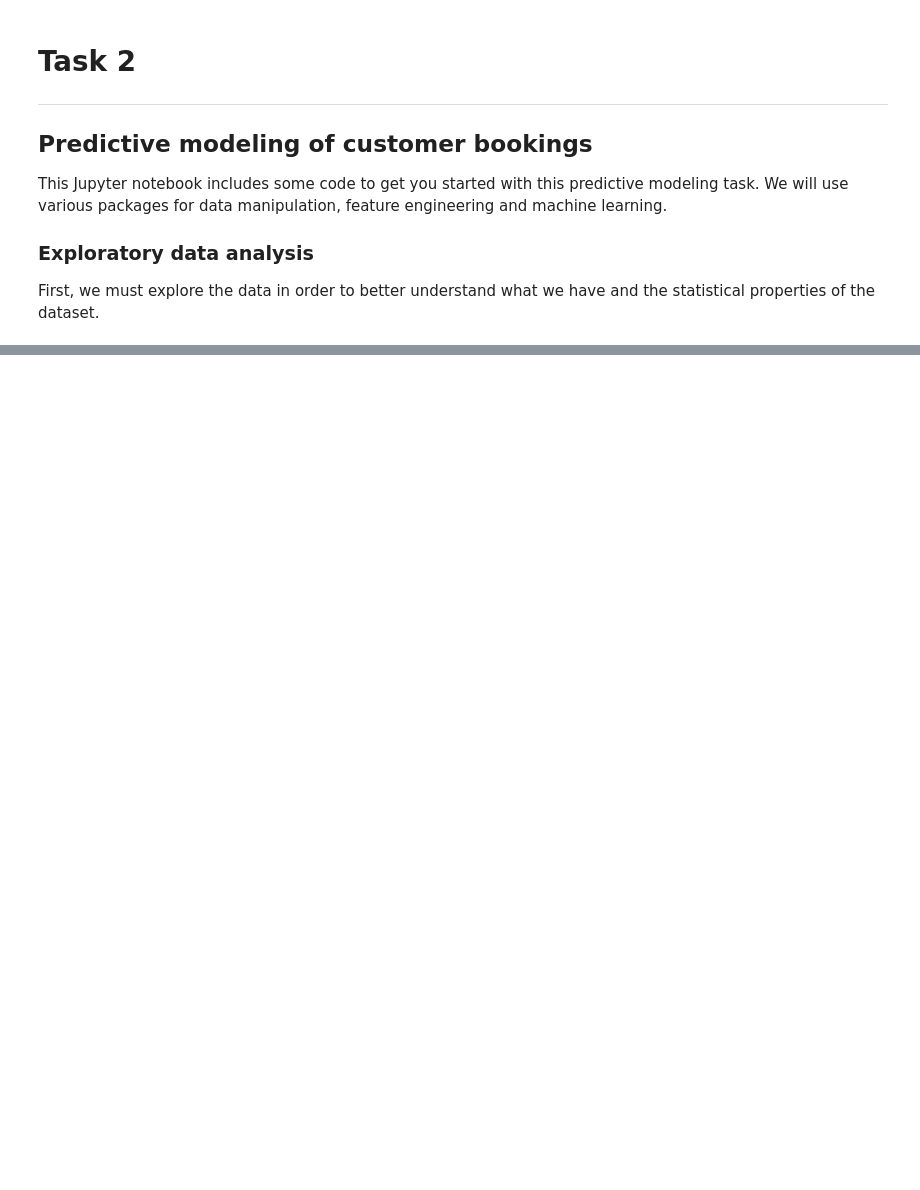
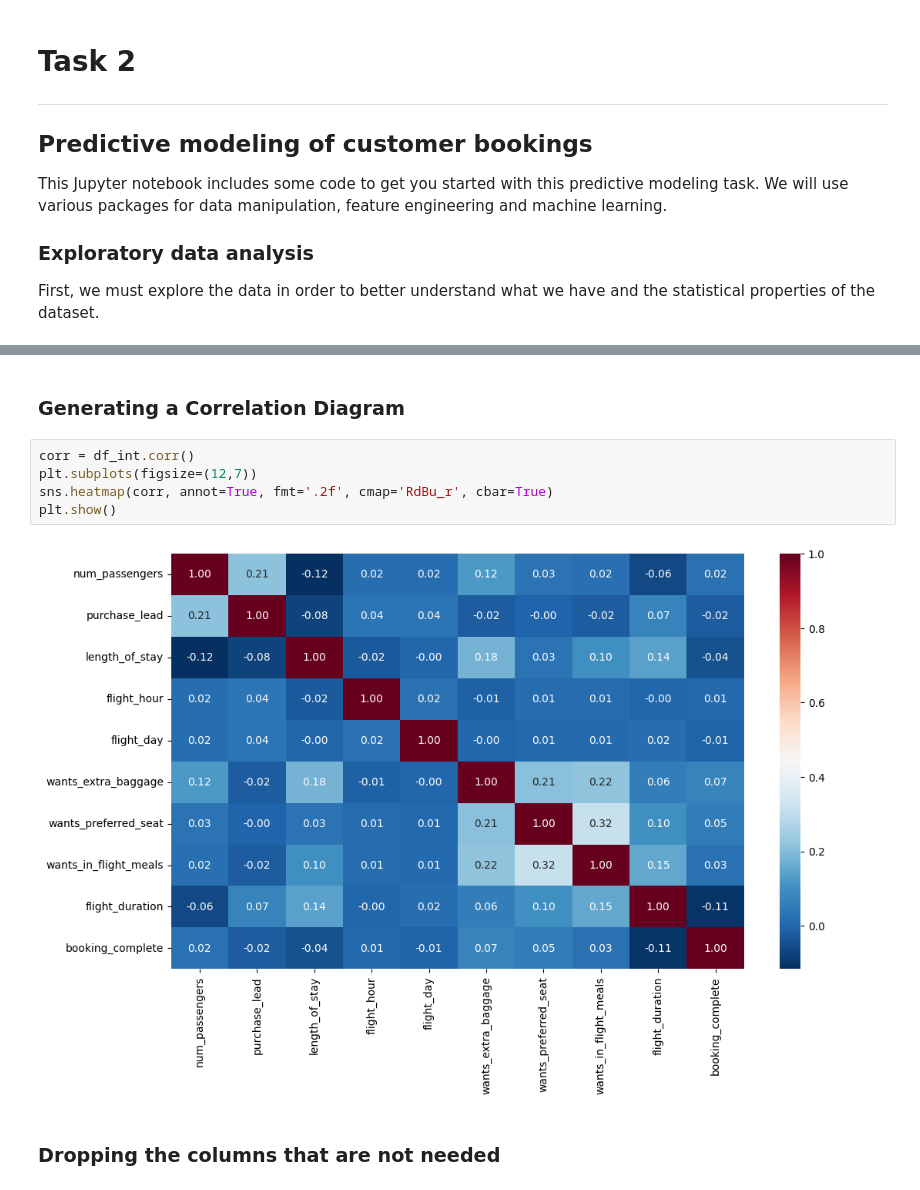
Before and after one commit to Shimmy-Shams-007/Web-Scraping-To-Gain-Company-Insights, a Jupyter notebook: BA_Task_2/BA_Task_2.ipynb, the cells around one changed output, grey strips where cells are left out. Cells and saved outputs as stored; diff of their text form; blank space fills up the shorter version.

```diff
--- a/BA_Task_2/BA_Task_2.ipynb
+++ b/BA_Task_2/BA_Task_2.ipynb
@@ -21,0 +175,11 @@ df.info()
+# %% [markdown]
+### Generating a Correlation Diagram
+# %%
+corr = df_int.corr()
+plt.subplots(figsize=(12,7))
+sns.heatmap(corr, annot=True, fmt='.2f', cmap='RdBu_r', cbar=True)
+plt.show()
+# %% [output]
+[figure, added]
+# %% [markdown]
+### Dropping the columns that are not needed
```
Also changed, not shown: parts of 25 cells of this notebook.
